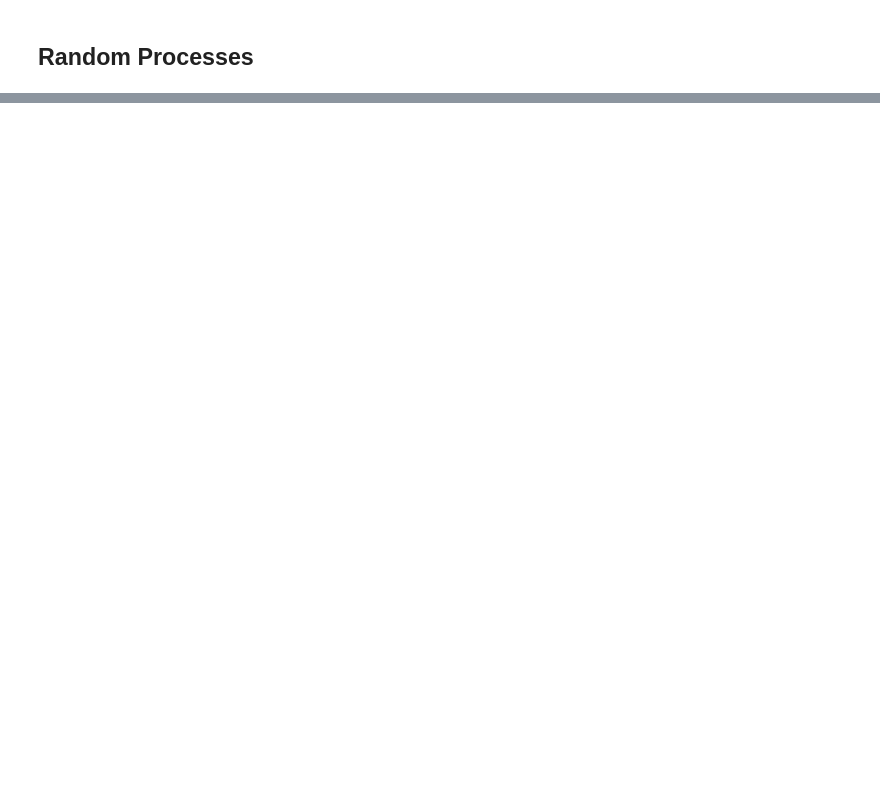
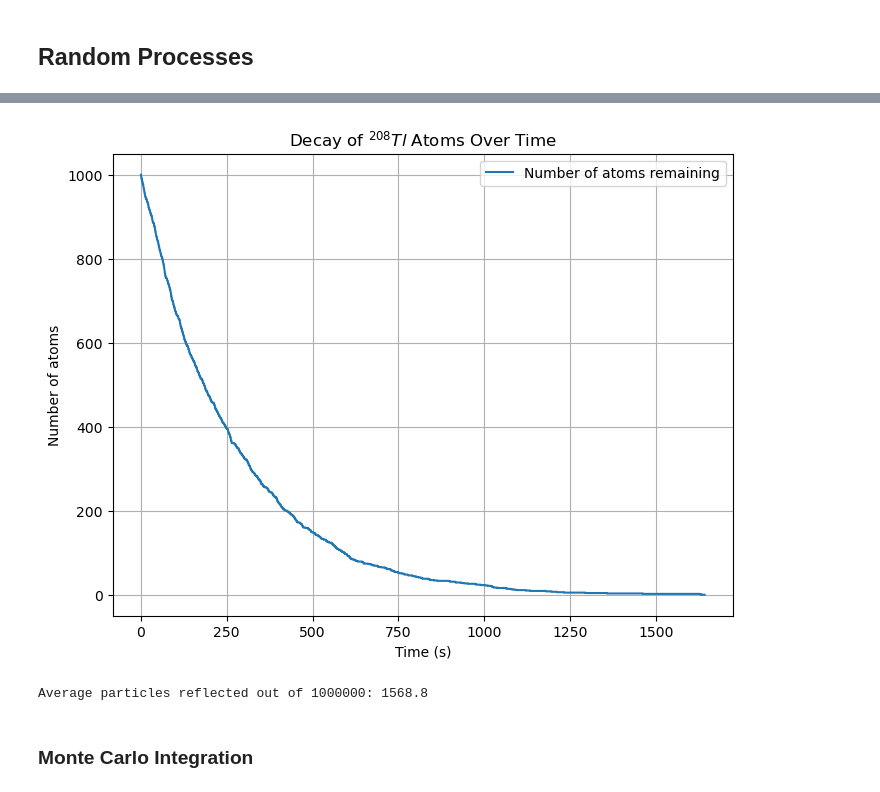
Before and after one commit to jamesobaldwin/CUNY_coursework, a Jupyter notebook: CM/code/CM_practice_code.ipynb, the cells around one changed output, grey strips where cells are left out. Saved outputs shown, nothing was run; the diff lists cells and outputs as text; code cells hidden in the pictures; blank space fills up the shorter version.

```diff
--- a/CM/code/CM_practice_code.ipynb
+++ b/CM/code/CM_practice_code.ipynb
@@ -1089,0 +1214,78 @@ array([ 1,  2,  3,  4,  5,  6,  7,  8,  9, 10, 11, 12, 13, 14])
+# %%
+# exercise 10.4: radioactive decay again
+
+tau = 3.053 * 60  # half-life in seconds
+NTl = 1000  # number of atoms
+Ntpoints = 10000  # number of random decay times to generate
+
+# Generate decay times using the transformation method
+'''
+p(t) = 1 - 2**(-t/tau)
+p(t) = u
+2**(-t/tau) = 1-u
+(-t/tau) = log(2)(1-u)
+t = -tau*log(2)(1-u)
+'''
+
+u = np.random.rand(NTl)
+decay_times = -tau * np.log2(1 - u)
+
+# Sort the decay times
+sorted_decay_times = np.sort(decay_times)
+
+# Time points for plotting
+tmax = int(np.max(sorted_decay_times)) + 10  # max time + 10 for padding
+tpoints = np.linspace(0, tmax, Ntpoints)
+
+# Calculate the number of atoms remaining at each time point
+atoms_remaining = [np.sum(sorted_decay_times > t) for t in tpoints]
+
+# Plotting the number of atoms remaining as a function of time
+plt.figure(figsize=(8, 6))
+plt.plot(tpoints, atoms_remaining, label='Number of atoms remaining')
+plt.xlabel('Time (s)')
+plt.ylabel('Number of atoms')
+plt.title(r'Decay of $^{208}Tl$ Atoms Over Time')
+plt.grid(True)
+# plt.xscale('log')
+plt.legend()
+plt.show()
+# %% [output]
+[figure, added]
+# %%
+# Example 10.2: Rutherford Scattering
+
+# Constants
+z = 79    # Atomic number of gold (e.g., for gold foil)
+e = 1.602e-19  # Elementary charge (Coulombs)
+E = e * 7.7e6  # Kinetic energy of the incident particle (Joules)
+eps0 = 8.854e-12  # Permittivity of free space (F/m)
+a0 = 5.292e-11  # Bohr radius (m)
+sigma = a0 / 100  # Standard deviation (m)
+N = 1000000  # Number of particles
+
+def gaussian():
+    x = np.random.normal(scale=sigma)
+    y = np.random.normal(scale=sigma)
+    return x, y
+
+# Calculate the constant for the impact parameter
+b_critical = (z * e**2) / (2 * np.pi * eps0 * E)
+
+def count_bounceback(N):
+    count = 0
+    for i in range(N):
+        x, y = gaussian()
+        b = np.sqrt(x**2 + y**2)  # Calculate the impact parameter
+        if b < b_critical:
+            count += 1
+    return count
+
+counts = []
+[counts.append(count_bounceback(N)) for _ in range(10)]
+
+print(f'Average particles reflected out of {N}: {np.mean(counts)}')
+# %% [output]
+Average particles reflected out of 1000000: 1568.8
+# %% [markdown]
+### Monte Carlo Integration
```
Also changed, not shown: parts of 36 cells of this notebook, 13 other files.
